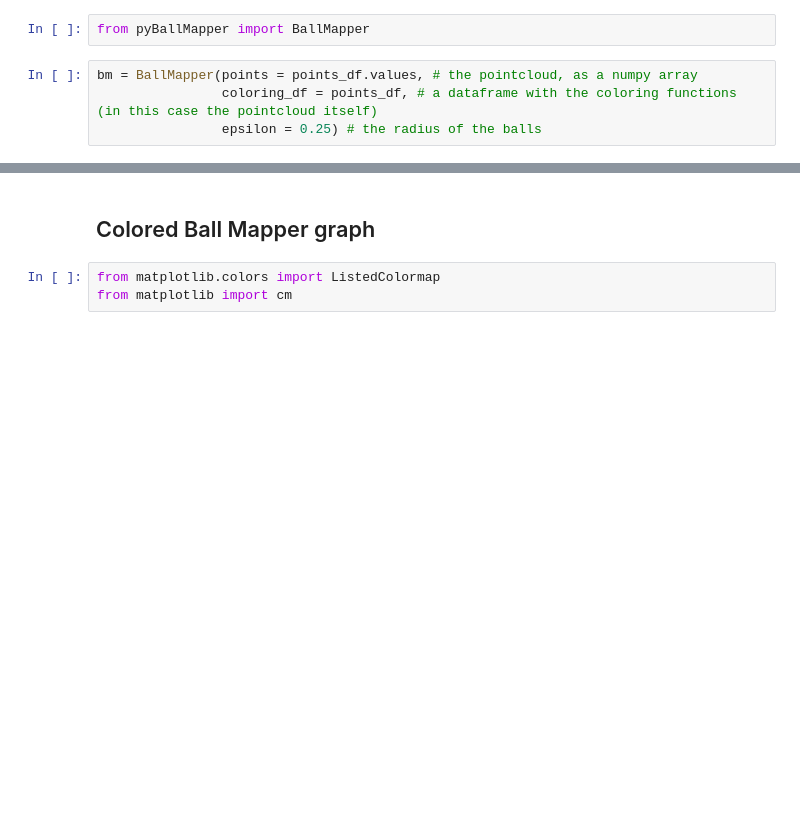
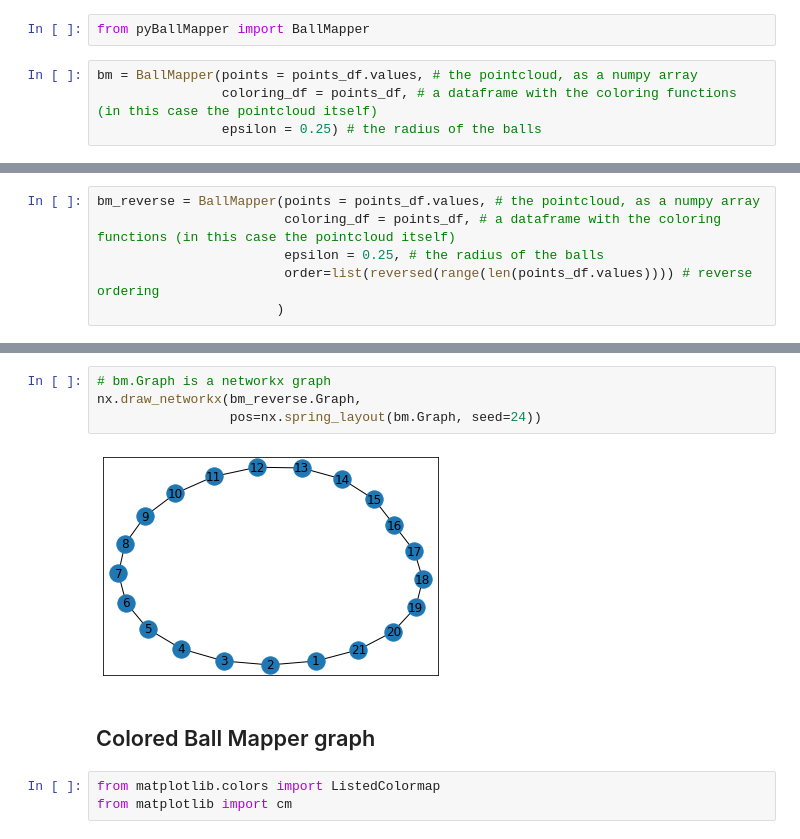
Before and after one commit to dioscuri-tda/pyBallMapper, a Jupyter notebook: example_basic_circle.ipynb, the cells around one changed output, grey strips where cells are left out. Saved outputs shown, nothing was run; the diff lists cells and outputs as text; blank space fills up the shorter version.

Commit message:
Added option to choose the ordering during BM creation

```diff
--- a/example_basic_circle.ipynb
+++ b/example_basic_circle.ipynb
@@ -34,0 +51,6 @@ print(bm.points_covered_by_landmarks[1])
+# %%
+bm_reverse = BallMapper(points = points_df.values, # the pointcloud, as a numpy array
+                        coloring_df = points_df, # a dataframe with the coloring functions (in this case the pointcloud itself)
+                        epsilon = 0.25, # the radius of the balls
+                        order=list(reversed(range(len(points_df.values)))) # reverse ordering
+                       )
@@ -35,3 +85,9 @@ print(bm.points_covered_by_landmarks[1])
+# %%
+# bm.Graph is a networkx graph
+nx.draw_networkx(bm_reverse.Graph,
+                 pos=nx.spring_layout(bm.Graph, seed=24))
+# %% [output]
+[figure, added]
 # %% [markdown]
 ## Colored Ball Mapper graph
 # %%
```
Also changed, not shown: parts of 8 cells of this notebook, 2 other files.
